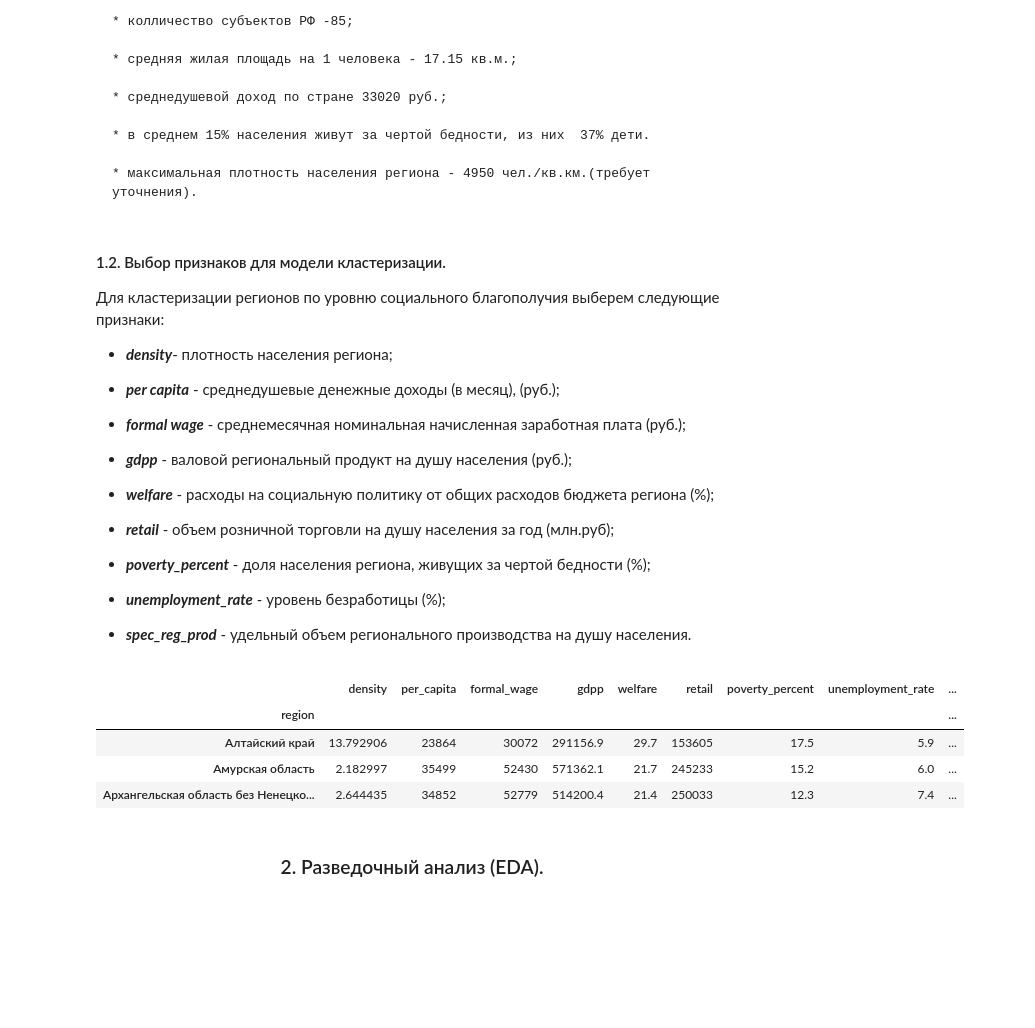
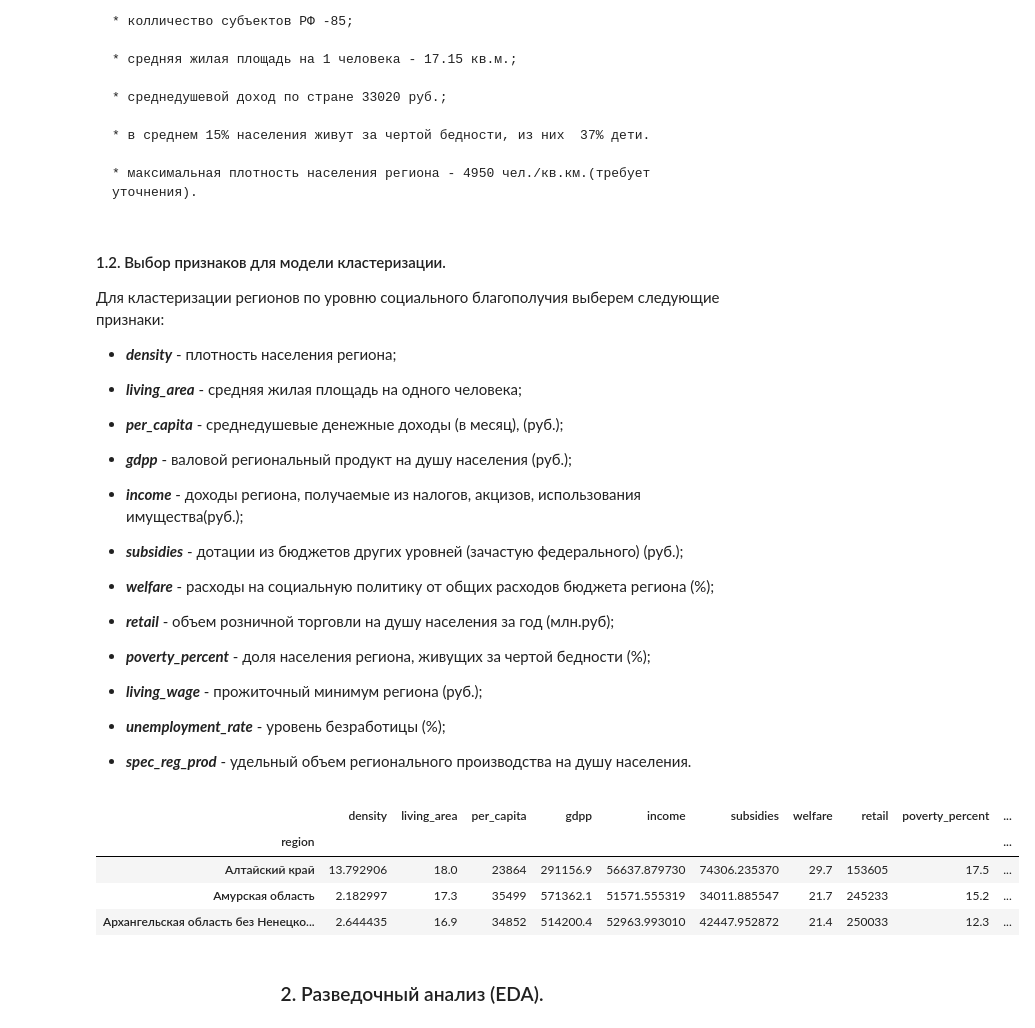
Before and after one commit to Punich-Pavel/Final_Project, a Jupyter notebook: Part_2/part_2.ipynb, the cells around one changed output. Saved outputs shown, nothing was run; the diff lists cells and outputs as text; code cells hidden in the pictures; blank space fills up the shorter version.

```diff
--- a/Part_2/part_2.ipynb
+++ b/Part_2/part_2.ipynb
@@ -171,13 +206,17 @@ df.describe()
 
 Для кластеризации регионов по уровню социального благополучия выберем следующие признаки:
 
- * ***density***- плотность населения региона;
+ * ***density*** - плотность населения региона;
 
- * ***per capita*** - среднедушевые денежные доходы (в месяц), (руб.);
+ * ***living_area*** - средняя жилая площадь на одного человека;
 
- * ***formal wage*** - среднемесячная номинальная начисленная заработная плата (руб.);
+ * ***per_capita*** - среднедушевые денежные доходы (в месяц), (руб.);
 
  * ***gdpp*** - валовой региональный продукт на душу населения (руб.);
+
+ * ***income*** - доходы региона, получаемые из налогов, акцизов, использования имущества(руб.);
+
+ * ***subsidies*** - дотации из бюджетов других уровней (зачастую федерального) (руб.);
 
  * ***welfare*** - расходы на социальную политику от общих расходов бюджета региона (%);
 
@@ -185,22 +224,26 @@ df.describe()
 
  * ***poverty_percent*** - доля населения региона, живущих за чертой бедности (%);
 
+ * ***living_wage*** - прожиточный минимум региона (руб.);
+
  * ***unemployment_rate*** - уровень безработицы (%);
 
  * ***spec_reg_prod*** - удельный объем регионального производства на душу населения.
 # %%
 # создадим список выбранных признаков
-columns = ['density', 'per_capita', 'formal_wage', 'gdpp', 'welfare', 'retail', 'poverty_percent', 'unemployment_rate', 'spec_reg_prod']
+columns = ['density', 'living_area', 'per_capita', 'gdpp', 'income',
+            'subsidies', 'welfare', 'retail', 'poverty_percent', 'living_wage',
+            'unemployment_rate', 'spec_reg_prod']
 
 # соберем набор данных с выбранными признаками
 model_df = df.loc[:, columns]
 model_df.head(3)
 # %% [output]
-|  | density | per_capita | formal_wage | gdpp | welfare | retail | poverty_percent | unemployment_rate | ... |
-| region |  |  |  |  |  |  |  |  | ... |
-| Алтайский край | 13.792906 | 23864 | 30072 | 291156.9 | 29.7 | 153605 | 17.5 | 5.9 | ... |
-| Амурская область | 2.182997 | 35499 | 52430 | 571362.1 | 21.7 | 245233 | 15.2 | 6.0 | ... |
-| Архангельская область без Ненецко... | 2.644435 | 34852 | 52779 | 514200.4 | 21.4 | 250033 | 12.3 | 7.4 | ... |
+|  | density | living_area | per_capita | gdpp | income | subsidies | welfare | retail | poverty_percent | ... |
+| region |  |  |  |  |  |  |  |  |  | ... |
+| Алтайский край | 13.792906 | 18.0 | 23864 | 291156.9 | 56637.879730 | 74306.235370 | 29.7 | 153605 | 17.5 | ... |
+| Амурская область | 2.182997 | 17.3 | 35499 | 571362.1 | 51571.555319 | 34011.885547 | 21.7 | 245233 | 15.2 | ... |
+| Архангельская область без Ненецко... | 2.644435 | 16.9 | 34852 | 514200.4 | 52963.993010 | 42447.952872 | 21.4 | 250033 | 12.3 | ... |
 # %% [markdown]
 ### <center> 2. Разведочный анализ (EDA).
 # %%
```
Also changed, not shown: parts of 11 cells of this notebook, 18 other files.
